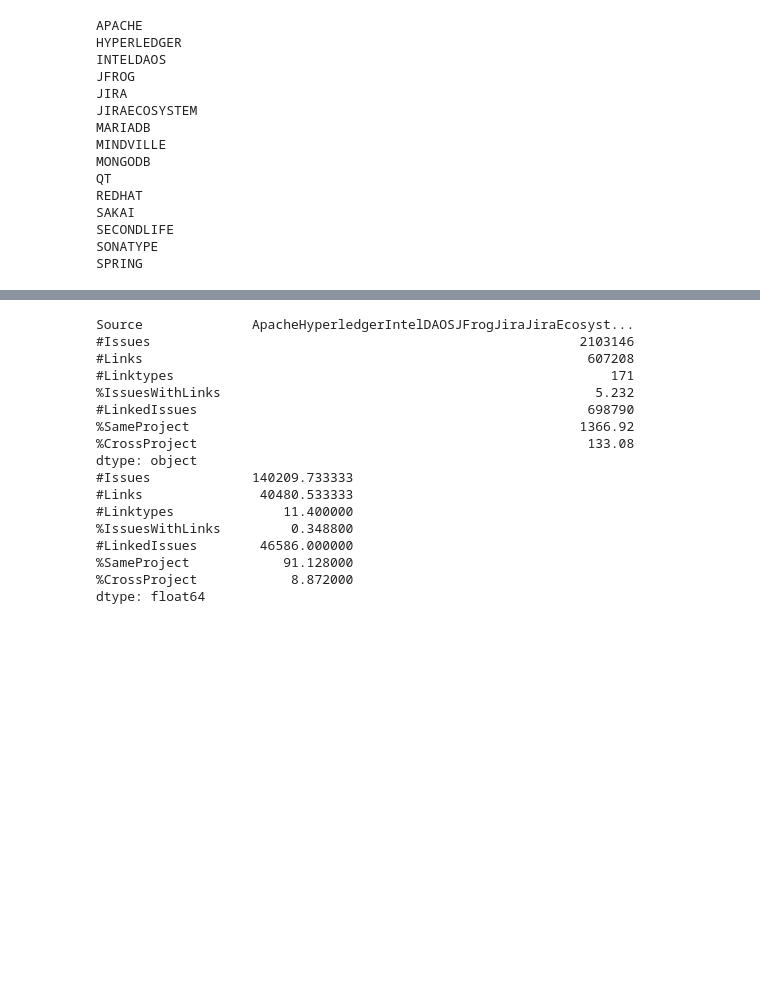
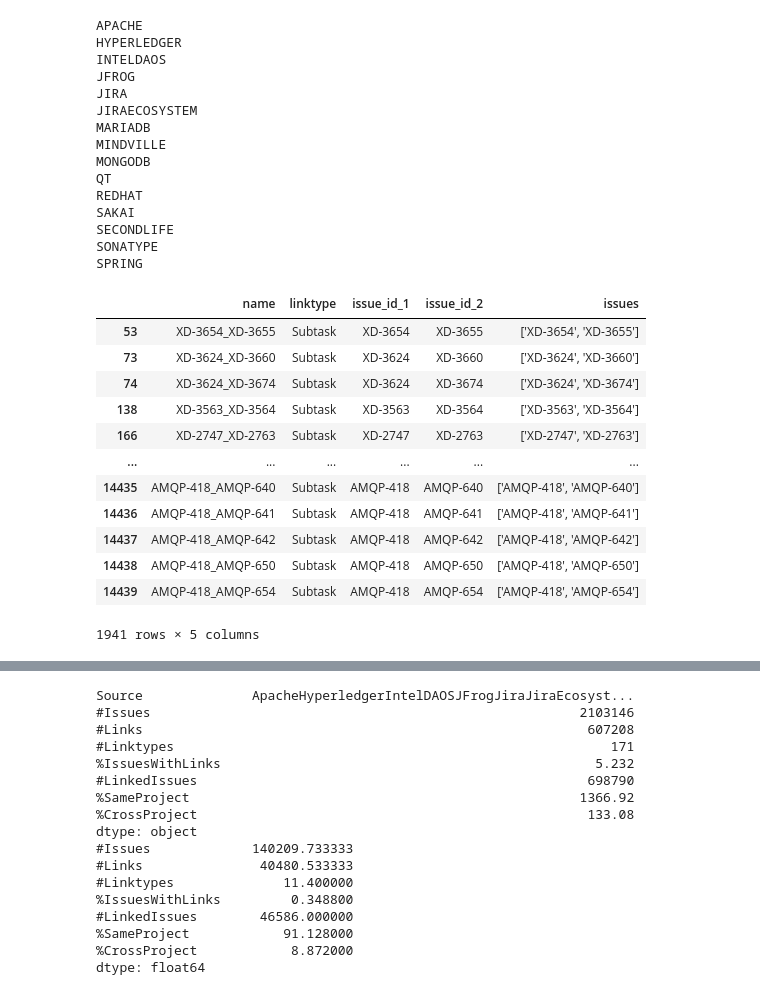
Before and after one commit to RegenKordel/LYNX-BeyondDuplicates, a Jupyter notebook: RQ1_link_analysis/AnalysisOfLinktypes.ipynb, the cells around one changed output, grey strips where cells are left out. Cells and saved outputs as stored; diff of their text form; code cells hidden in the pictures; blank space fills up the shorter version.

```diff
--- a/RQ1_link_analysis/AnalysisOfLinktypes.ipynb
+++ b/RQ1_link_analysis/AnalysisOfLinktypes.ipynb
@@ -66,3 +66,22 @@ SAKAI
 SECONDLIFE
 SONATYPE
 SPRING
+# %%
+s = 'Spring'
+links = link_dict[s]
+
+links[links['linktype']=='Subtask']
+# %% [output]
+|  | name | linktype | issue_id_1 | issue_id_2 | issues |
+| 53 | XD-3654_XD-3655 | Subtask | XD-3654 | XD-3655 | ['XD-3654', 'XD-3655'] |
+| 73 | XD-3624_XD-3660 | Subtask | XD-3624 | XD-3660 | ['XD-3624', 'XD-3660'] |
+| 74 | XD-3624_XD-3674 | Subtask | XD-3624 | XD-3674 | ['XD-3624', 'XD-3674'] |
+| 138 | XD-3563_XD-3564 | Subtask | XD-3563 | XD-3564 | ['XD-3563', 'XD-3564'] |
+| 166 | XD-2747_XD-2763 | Subtask | XD-2747 | XD-2763 | ['XD-2747', 'XD-2763'] |
+| ... | ... | ... | ... | ... | ... |
+| 14435 | AMQP-418_AMQP-640 | Subtask | AMQP-418 | AMQP-640 | ['AMQP-418', 'AMQP-640'] |
+| 14436 | AMQP-418_AMQP-641 | Subtask | AMQP-418 | AMQP-641 | ['AMQP-418', 'AMQP-641'] |
+| 14437 | AMQP-418_AMQP-642 | Subtask | AMQP-418 | AMQP-642 | ['AMQP-418', 'AMQP-642'] |
+| 14438 | AMQP-418_AMQP-650 | Subtask | AMQP-418 | AMQP-650 | ['AMQP-418', 'AMQP-650'] |
+| 14439 | AMQP-418_AMQP-654 | Subtask | AMQP-418 | AMQP-654 | ['AMQP-418', 'AMQP-654'] |
+1941 rows × 5 columns
```
Also changed, not shown: parts of 1 cell of this notebook, 2 other files.
